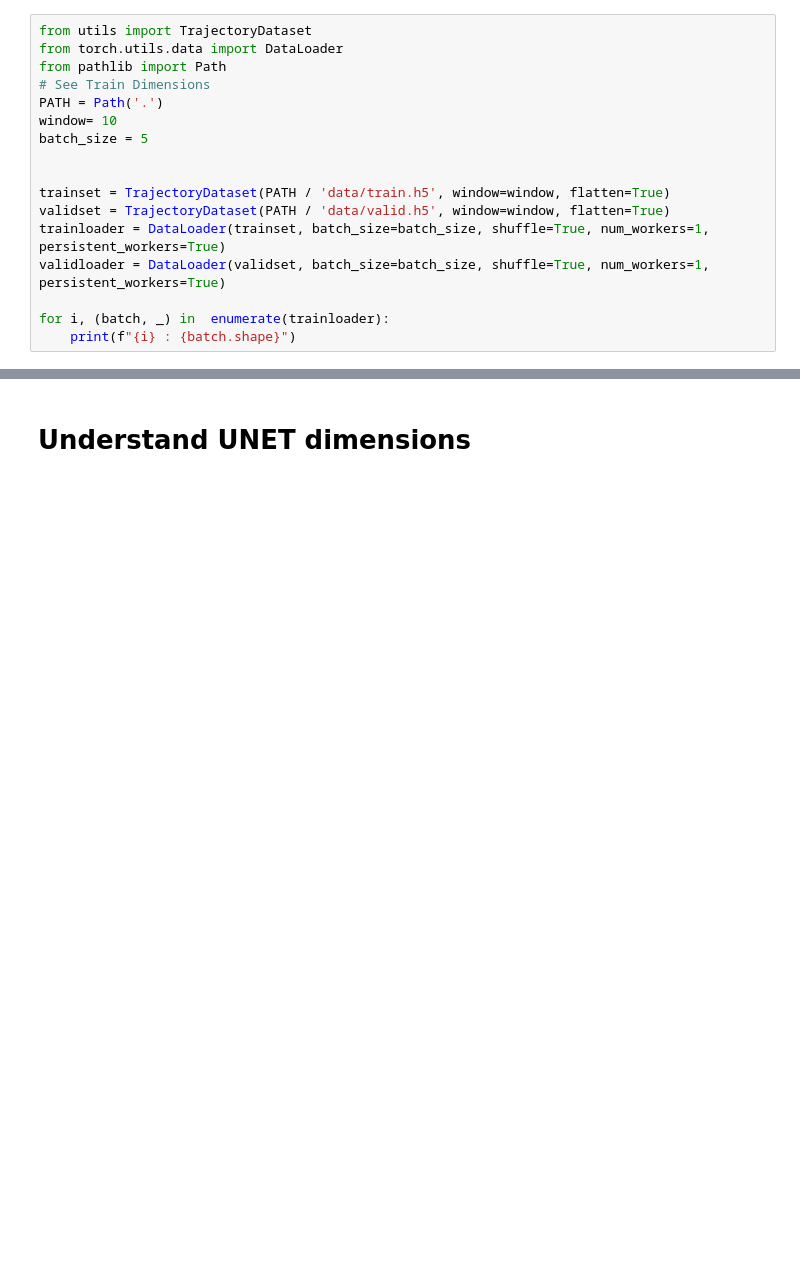
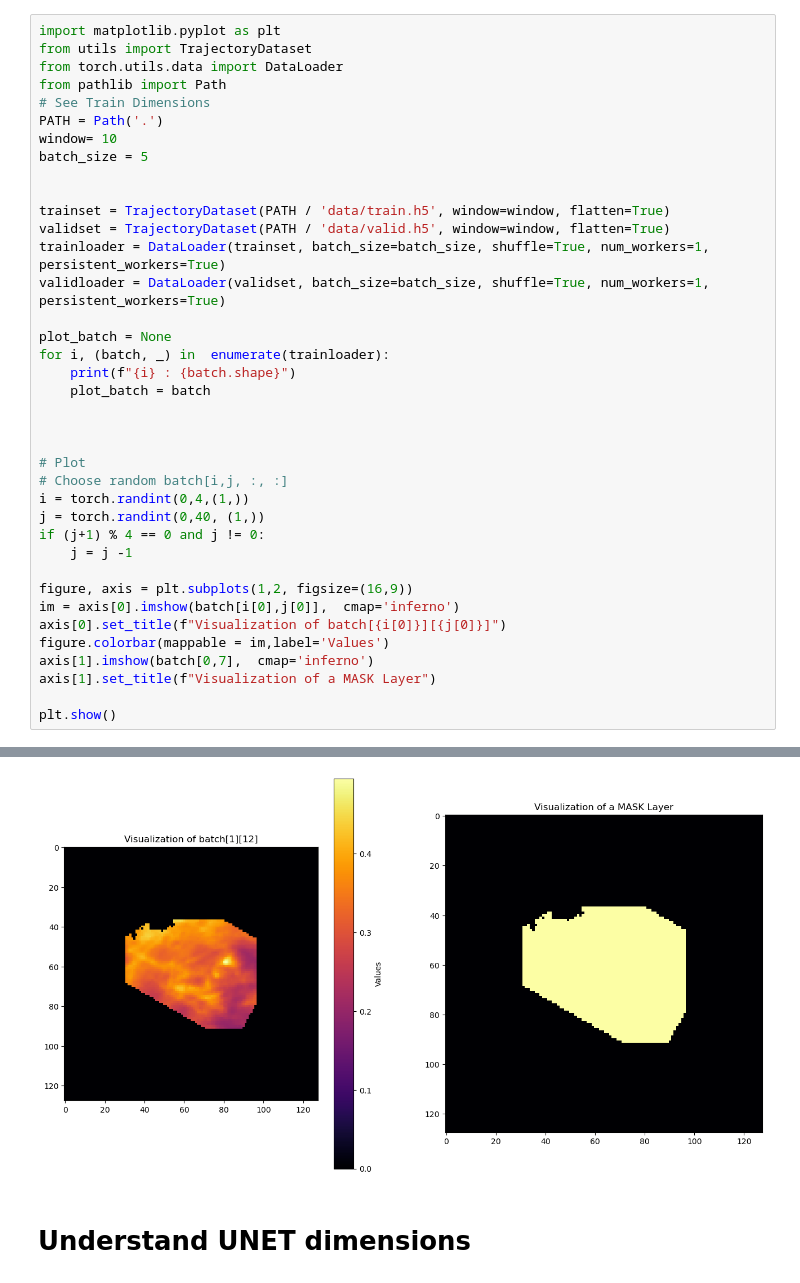
Before and after one commit to maxime-temoschenko/TFE, a Jupyter notebook: train.ipynb, the cells around one changed output, grey strips where cells are left out. Saved outputs shown, nothing was run; the diff lists cells and outputs as text; blank space fills up the shorter version.

```diff
--- a/train.ipynb
+++ b/train.ipynb
@@ -3,26 +3,48 @@
 # %%
+import matplotlib.pyplot as plt
 from utils import TrajectoryDataset
 from torch.utils.data import DataLoader
 from pathlib import Path
 # See Train Dimensions
 PATH = Path('.')
 window= 10
 batch_size = 5
 
 
 trainset = TrajectoryDataset(PATH / 'data/train.h5', window=window, flatten=True)
 validset = TrajectoryDataset(PATH / 'data/valid.h5', window=window, flatten=True)
 trainloader = DataLoader(trainset, batch_size=batch_size, shuffle=True, num_workers=1, persistent_workers=True)
 validloader = DataLoader(validset, batch_size=batch_size, shuffle=True, num_workers=1, persistent_workers=True)
 
+plot_batch = None
 for i, (batch, _) in  enumerate(trainloader):
     print(f"{i} : {batch.shape}")
+    plot_batch = batch
+
+
+
+# Plot
+# Choose random batch[i,j, :, :]
+i = torch.randint(0,4,(1,))
+j = torch.randint(0,40, (1,))
+if (j+1) % 4 == 0 and j != 0:
+    j = j -1
+
+figure, axis = plt.subplots(1,2, figsize=(16,9))
+im = axis[0].imshow(batch[i[0],j[0]],  cmap='inferno')
+axis[0].set_title(f"Visualization of batch[{i[0]}][{j[0]}]")
+figure.colorbar(mappable = im,label='Values')
+axis[1].imshow(batch[0,7],  cmap='inferno')
+axis[1].set_title(f"Visualization of a MASK Layer")
+
+plt.show()
 # %% [output]
 0 : torch.Size([5, 40, 128, 128])
 1 : torch.Size([5, 40, 128, 128])
 2 : torch.Size([5, 40, 128, 128])
 3 : torch.Size([5, 40, 128, 128])
 4 : torch.Size([4, 40, 128, 128])
+[figure, added]
 # %% [markdown]
 <h1> Understand UNET dimensions </h1>
 # %%
```
Also changed, not shown: parts of 1 cell of this notebook.
